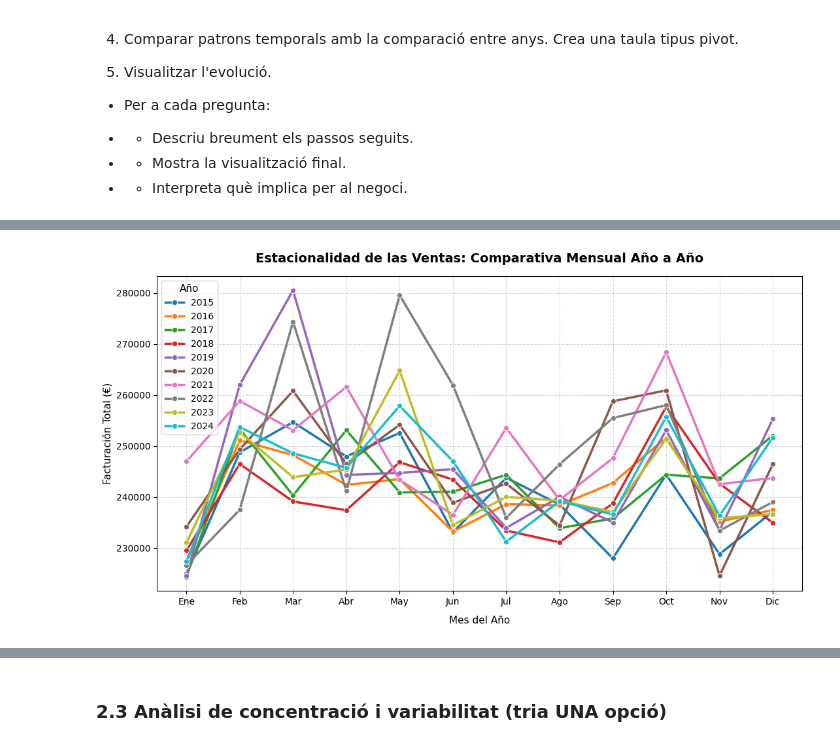
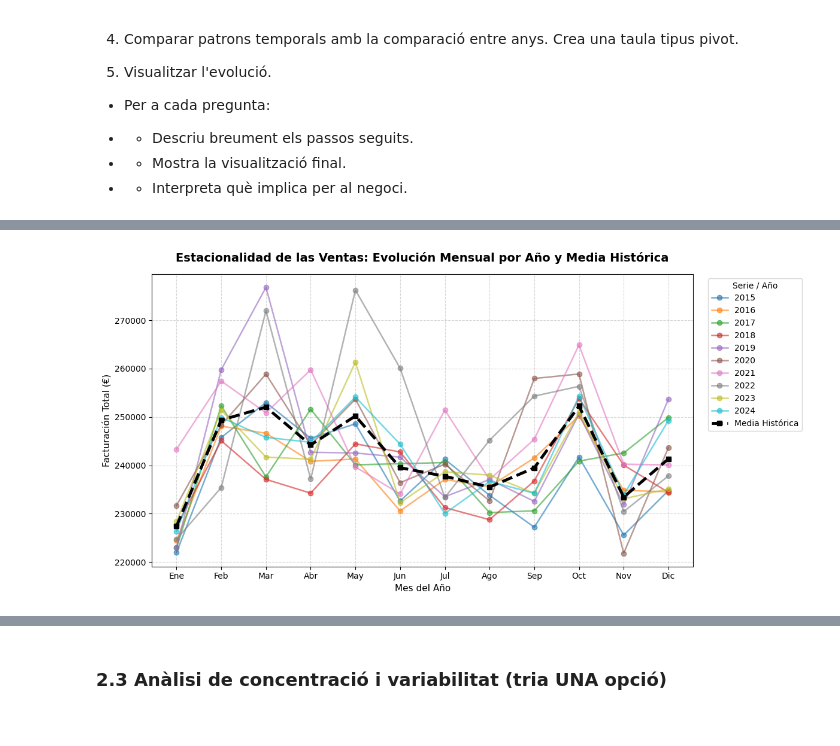
Before and after one commit to KrisBcn-dev/ITAESPDATA, a Jupyter notebook: Sprint9/S9_CristinaFornaguera.ipynb, the cells around one changed output, grey strips where cells are left out. Saved outputs shown, nothing was run; the diff lists cells and outputs as text; code cells hidden in the pictures.

```diff
--- a/Sprint9/S9_CristinaFornaguera.ipynb
+++ b/Sprint9/S9_CristinaFornaguera.ipynb
@@ -37,21 +25,11 @@ Usuari: None
 from sqlalchemy import create_engine
 import pandas as pd
 
-# 1. Define tus credenciales
-USER = "xxxx"
-PASSWORD = "xxxx"
+USER = "ruser"
+PASSWORD = "2026Ruser1."
 HOST = "127.0.0.1"
 PORT = "3306"
 DATABASE = "sales"
 
-# 2. Crea la URI con el formato correcto para SQLAlchemy + PyMySQL
-#DATABASE_URI = f"mysql+pymysql://{USER}:{PASSWORD}@{HOST}:{PORT}/{DATABASE}"
-DATABASE_URI = f"mysql+pymysql://{USER}:{PASSWORD}@{HOST}/{DATABASE}"
-# Crear el motor de conexión
+DATABASE_URI = f"mysql+pymysql://{USER}:{PASSWORD}@{HOST}:{PORT}/{DATABASE}"
 engine = create_engine(DATABASE_URI)
-# Ejecutar la consulta pasando el 'engine' en lugar de la conexión antigua
-query = "SELECT * FROM transactions;"
-df_transactions = pd.read_sql(query, con=engine)
-
-# Test: Ver la cabecera
-df_transactions.head()
@@ -467,8 +551,8 @@ import matplotlib.pyplot as plt
 import seaborn as sns
 
 # Ensure 'hour' and 'status_label' columns are available (assuming they were created previously)
-# df_transactions['hour'] = df_transactions['timestamp'].dt.hour
-# df_transactions['status_label'] = df_transactions['declined'].map({0: 'Aceptada', 1: 'Rechazada'})
+df_transactions['hour'] = df_transactions['timestamp'].dt.hour
+df_transactions['status_label'] = df_transactions['declined'].map({0: 'Aceptada', 1: 'Rechazada'})
 
 plt.figure(figsize=(14, 6))
 sns.boxenplot(
@@ -1060,65 +1121,83 @@ import matplotlib.pyplot as plt
 import pandas as pd
 import seaborn as sns
 
-# 1. Asegurar formato datetime y extraer Año y Mes
-df_transactions['timestamp'] = pd.to_datetime(df_transactions['timestamp'])
-df_transactions['year'] = df_transactions['timestamp'].dt.year
-df_transactions['month'] = df_transactions['timestamp'].dt.month
+# Filtrar ventas válidas y evitar warnings con .copy()
+df_valid = df_transactions[df_transactions['declined'] == 0].copy()
 
-# Nombres de los meses en castellano para el eje X
+# Asegurar formato datetime y extraer Año y Mes
+df_valid['timestamp'] = pd.to_datetime(df_valid['timestamp'])
+df_valid['year'] = df_valid['timestamp'].dt.year
+df_valid['month'] = df_valid['timestamp'].dt.month
+
+# Crear la Tabla Pivote (Filas: Meses, Columnas: Años, Valores: Suma de Facturación)
+pivot_ventas = df_valid.pivot_table(
+    index='month', columns='year', values='amount', aggfunc='sum'
+)
+
+# Calcular la media histórica mensual a través de todos los años
+pivot_ventas['Media_Historica'] = pivot_ventas.mean(axis=1)
+
+# Nombres de los meses para el eje X
 meses_es = [
     'Ene',
     'Feb',
     'Mar',
     'Abr',
     'May',
     'Jun',
     'Jul',
     'Ago',
     'Sep',
     'Oct',
     'Nov',
-    'Dic'
+    'Dic',
 ]
 
-# 2. Agrupar la facturación por año y mes
-ventas_mensuales = (
-    df_transactions.groupby(['year', 'month'])['amount'].sum().reset_index()
-)
+# Visualización a partir de la pivot table
+plt.figure(figsize=(12, 6))
 
-# 3. Crear la tabla pivote (Filas: Meses, Columnas: Años)
-pivot_ventas = ventas_mensuales.pivot(
-    index='month', columns='year', values='amount'
-)
+# Graficar los años individuales desde la pivot_table
+for year in pivot_ventas.columns:
+  if year != 'Media_Historica':
+    plt.plot(
+        pivot_ventas.index,
+        pivot_ventas[year],
+        marker='o',
+        linewidth=1.8,
+        alpha=0.6,
+        label=str(year),
+    )
 
-# 4. Generar el gráfico de líneas comparativo por año
-plt.figure(figsize=(11, 6))
-sns.lineplot(
-    data=ventas_mensuales,
-    x='month',
-    y='amount',
-    hue='year',
-    palette='tab10',
-    marker='o',
-    linewidth=2.5,
+# Graficar la línea de la media destacada
+plt.plot(
+    pivot_ventas.index,
+    pivot_ventas['Media_Historica'],
+    color='black',
+    linestyle='--',
+    linewidth=3.5,
+    marker='s',
+    label='Media Histórica',
 )
 
 plt.title(
-    'Estacionalidad de las Ventas: Comparativa Mensual Año a Año',
+    'Estacionalidad de las Ventas: Evolución Mensual por Año y Media'
+    ' Histórica',
     fontsize=14,
     pad=15,
     fontweight='bold',
 )
-plt.xlabel('Mes del Año', fontsize=11, labelpad=10)
+plt.xlabel('Mes del Año', fontsize=11)
 plt.ylabel('Facturación Total (€)', fontsize=11)
 plt.xticks(ticks=range(1, 13), labels=meses_es)
 plt.grid(True, linestyle='--', alpha=0.5)
-plt.legend(title='Año', title_fontsize='11', loc='upper left')
+plt.legend(
+    title='Serie / Año', bbox_to_anchor=(1.02, 1), loc='upper left', frameon=True
+)
 
 plt.tight_layout()
 plt.show()
 # %% [output]
-[figure, old version]
+[figure, new version]
 # %% [markdown]
 #### Interpretación del Resultado e Implicaciones para el Negocio
 
```
Also changed, not shown: parts of 47 cells of this notebook.
